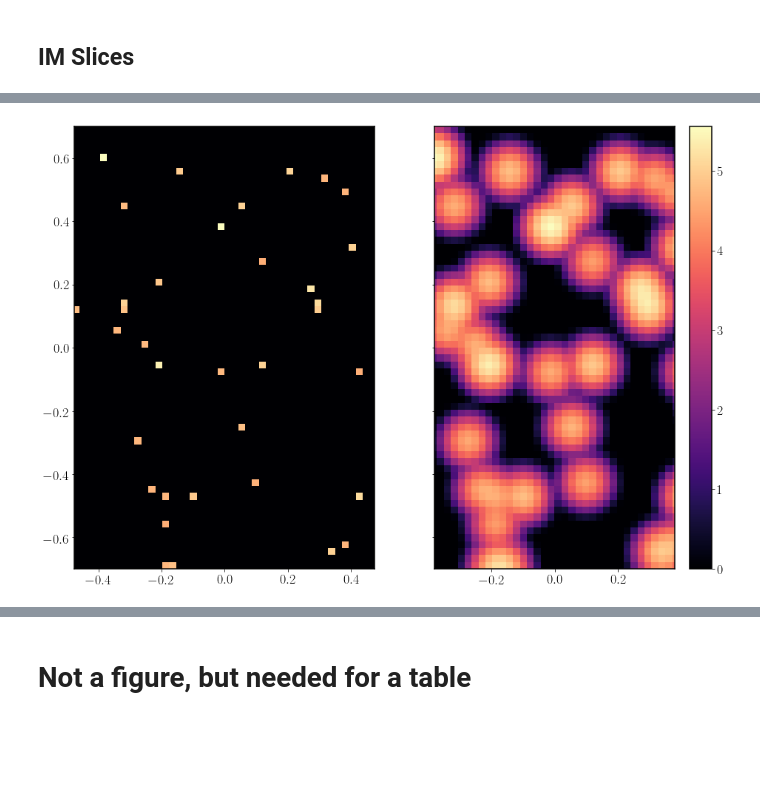
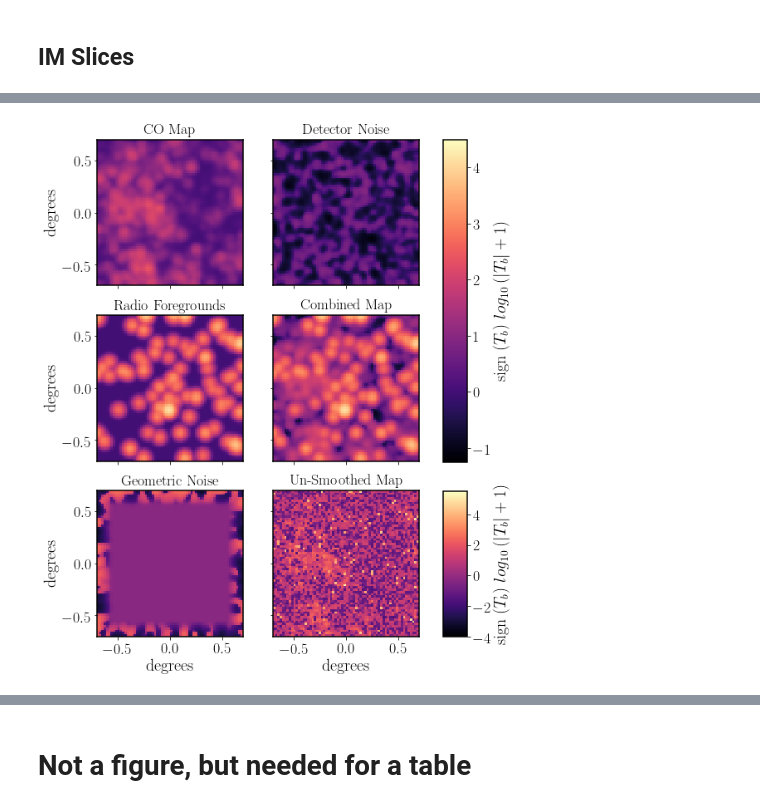
Before and after one commit to dnpfeffer/intensitymap_cnn, a Jupyter notebook: scripts/paper_plots_corrected.ipynb, the cells around one changed output, grey strips where cells are left out. Drawn from its saved outputs; the diff is of its cells as text; code cells hidden in the pictures; blank space fills up the shorter version.

Commit message:
New figures made

```diff
--- a/scripts/paper_plots_corrected.ipynb
+++ b/scripts/paper_plots_corrected.ipynb
@@ -624,14 +763,14 @@ geometric_noise_map = lnn.make_geometric_noise_map(basic_map.shape, 1.0/22, 100)
 
 combined_map = basic_map + noisy_map + foreground_map
 # %%
-basic_pool_map = skimage.measure.block_reduce(basic_map, (4, 4, 10), np.sum)
-noisy_pool_map = skimage.measure.block_reduce(noisy_map, (4, 4, 10), np.sum)
-foreground_pool_map = skimage.measure.block_reduce(foreground_map, (4, 4, 10), np.sum)
-geometric_pool_noise_map = skimage.measure.block_reduce(geometric_noise_map, (4, 4, 10), np.sum)
-combined_pool_map = skimage.measure.block_reduce(combined_map, (4, 4, 10), np.sum)
+basic_pool_map = skimage.measure.block_reduce(basic_map, (4, 4, 1), np.sum)
+noisy_pool_map = skimage.measure.block_reduce(noisy_map, (4, 4, 1), np.sum)
+foreground_pool_map = skimage.measure.block_reduce(foreground_map, (4, 4, 1), np.sum)
+geometric_pool_noise_map = skimage.measure.block_reduce(geometric_noise_map, (4, 4, 1), np.sum)
+combined_pool_map = skimage.measure.block_reduce(combined_map, (4, 4, 1), np.sum)
 # %%
-basic_pool_map_smoothed = lnn.apply_gaussian_smoothing(basic_pool_map, 3/2.355)
-noisy_pool_map_smoothed = lnn.apply_gaussian_smoothing(noisy_pool_map, 3/2.355)
-foreground_pool_map_smoothed = lnn.apply_gaussian_smoothing(foreground_pool_map, 3/2.355)
-geometric_pool_noise_map_smoothed = lnn.apply_gaussian_smoothing(geometric_pool_noise_map, 3/2.355)
-combined_pool_map_smoothed = lnn.apply_gaussian_smoothing(combined_pool_map, 3/2.355)
+basic_pool_map_smoothed = lnn.apply_gaussian_smoothing(basic_pool_map, 3)
+noisy_pool_map_smoothed = lnn.apply_gaussian_smoothing(noisy_pool_map, 3)
+foreground_pool_map_smoothed = lnn.apply_gaussian_smoothing(foreground_pool_map, 3)
+geometric_pool_noise_map_smoothed = lnn.apply_gaussian_smoothing(geometric_pool_noise_map, 3)
+combined_pool_map_smoothed = lnn.apply_gaussian_smoothing(combined_pool_map, 3)
@@ -648,27 +777,71 @@ array([[ 1.,  1.,  1., ...,  0.,  0.,  0.],
 # %%
-fig, ax = plt.subplots(1, 2, sharex='col', sharey='row', figsize=(16, 11))
+import matplotlib.colors as colors
+
+fig, ax = plt.subplots(3, 2, sharex='col', sharey='row', figsize=(8, 11))
 
 cmap = 'magma'
 
-# im = ax[0].imshow(lnn.log_modulus(foreground_pool_map[:,:,0]),
-#                 extent=[-data['fov_x']/2,data['fov_x']/2,-data['fov_y']/2,data['fov_y']/2],
-#                 vmin=-3,vmax=4.5, cmap=cmap)
+im = ax[0,0].imshow(lnn.log_modulus(basic_pool_map_smoothed[:,:,0]),
+                extent=[-data['fov_x']/2,data['fov_x']/2,-data['fov_y']/2,data['fov_y']/2],
+                vmin=-1.25,vmax=4.5, cmap=cmap)
 
-# im = ax[1].imshow(lnn.log_modulus(foreground_pool_map_smoothed[:,:,0]),
-#                 extent=[-data['fov_x']/2,data['fov_x']/2,-data['fov_y']/2,data['fov_y']/2],
-#                 vmin=-3,vmax=4.5, cmap=cmap)
+im = ax[0,1].imshow(lnn.log_modulus(noisy_pool_map_smoothed[:,:,0]),
+                extent=[-data['fov_x']/2,data['fov_x']/2,-data['fov_y']/2,data['fov_y']/2],
+                vmin=-1.25,vmax=4.5, cmap=cmap)
 
+im = ax[1,0].imshow(lnn.log_modulus(foreground_pool_map_smoothed[:,:,0]),
+                extent=[-data['fov_x']/2,data['fov_x']/2,-data['fov_y']/2,data['fov_y']/2],
+                vmin=-1.25,vmax=4.5, cmap=cmap)
 
-im1 = ax[0].imshow(lnn.log_modulus(foreground_pool_map[:,:,0]),
+im = ax[1,1].imshow(lnn.log_modulus(combined_pool_map_smoothed[:,:,0]),
                 extent=[-data['fov_x']/2,data['fov_x']/2,-data['fov_y']/2,data['fov_y']/2],
-                cmap=cmap)
+                vmin=-1.25,vmax=4.5, cmap=cmap)
 
-im2 = ax[1].imshow(lnn.log_modulus(foreground_pool_map_smoothed[:,:,0]),
+fig.subplots_adjust(right=0.8)
+cbar_ax = fig.add_axes([0.85, 0.39, 0.05, 0.49])
+fig.colorbar(im, cax=cbar_ax, label=r'\rm{sign} $\left(T_b \right)$ $log_{10}\left( |T_b| + 1 \right)$')
+
+im = ax[2,0].imshow(lnn.log_modulus(geometric_pool_noise_map_smoothed[:,:,0]),
                 extent=[-data['fov_x']/2,data['fov_x']/2,-data['fov_y']/2,data['fov_y']/2],
-                cmap=cmap)
+                vmin=-4.0,vmax=6.2, cmap=cmap)
 
-plt.colorbar(im1)
+im = ax[2,1].imshow(lnn.log_modulus(combined_pool_map[:,:,0]),
+                extent=[-data['fov_x']/2,data['fov_x']/2,-data['fov_y']/2,data['fov_y']/2],
+                vmin=-4.0,vmax=5.5, cmap=cmap)
+
+fig.subplots_adjust(right=0.8)
+cbar_ax2 = fig.add_axes([0.85, 0.125, 0.05, 0.22])
+fig.colorbar(im, cax=cbar_ax2, label=r'\rm{sign} $\left(T_b \right)$ $log_{10}\left( |T_b| + 1 \right)$')
+
+# ax[0,0].text(0.0, 0.60,'CO Map', color='cyan', fontsize=22, horizontalalignment='center', verticalalignment='top')
+# ax[0,1].text(0.0, 0.60,'Detector Noise', color='cyan', fontsize=22, horizontalalignment='center', verticalalignment='top')
+# ax[1,0].text(0.0, 0.60,'Radio Foregrounds', color='cyan', fontsize=22, horizontalalignment='center', verticalalignment='top')
+# ax[1,1].text(0.0, 0.60,'Combined Map', color='cyan', fontsize=22, horizontalalignment='center', verticalalignment='top')
+# ax[2,0].text(0.0, 0.60,'Geometric Noise', color='cyan', fontsize=22, horizontalalignment='center', verticalalignment='top')
+# ax[2,1].text(0.0, 0.60,'Down-sampled Map', color='cyan', fontsize=22, horizontalalignment='center', verticalalignment='top')
+
+ax[0,0].set_title('CO Map', fontsize=18)
+ax[0,1].set_title('Detector Noise', fontsize=18)
+ax[1,0].set_title('Radio Foregrounds', fontsize=18)
+ax[1,1].set_title('Combined Map', fontsize=18)
+ax[2,0].set_title('Geometric Noise', fontsize=18)
+ax[2,1].set_title('Un-Smoothed Map', fontsize=18)
+
+ax[0,0].set_adjustable('box-forced')
+ax[0,1].set_adjustable('box-forced')
+ax[1,0].set_adjustable('box-forced')
+ax[1,1].set_adjustable('box-forced')
+ax[2,0].set_adjustable('box-forced')
+ax[2,1].set_adjustable('box-forced')
+
+ax[0,0].set_ylabel('degrees')
+ax[1,0].set_ylabel('degrees')
+ax[2,0].set_ylabel('degrees')
+
+ax[2,0].set_xlabel('degrees')
+ax[2,1].set_xlabel('degrees')
 
 plt.show()
+# plt.savefig('../figures/IM_slices.pdf', bbox_inches='tight')
 # %% [output]
-[figure, old version]
+[figure, new version]
```
Also changed, not shown: parts of 31 cells of this notebook, 20 other files.
